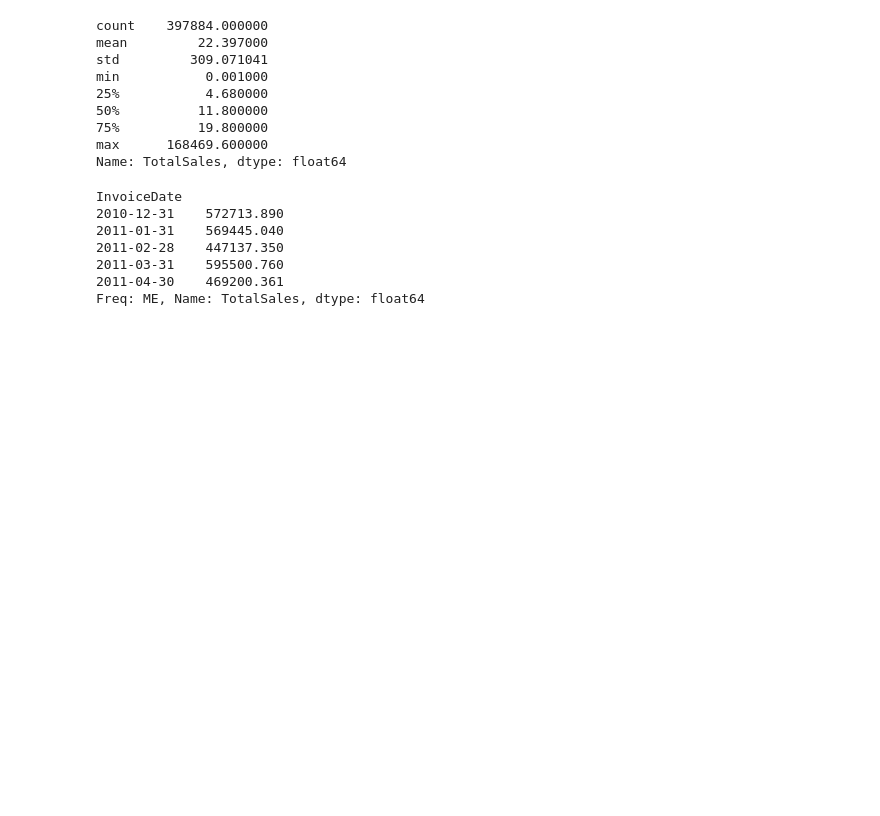
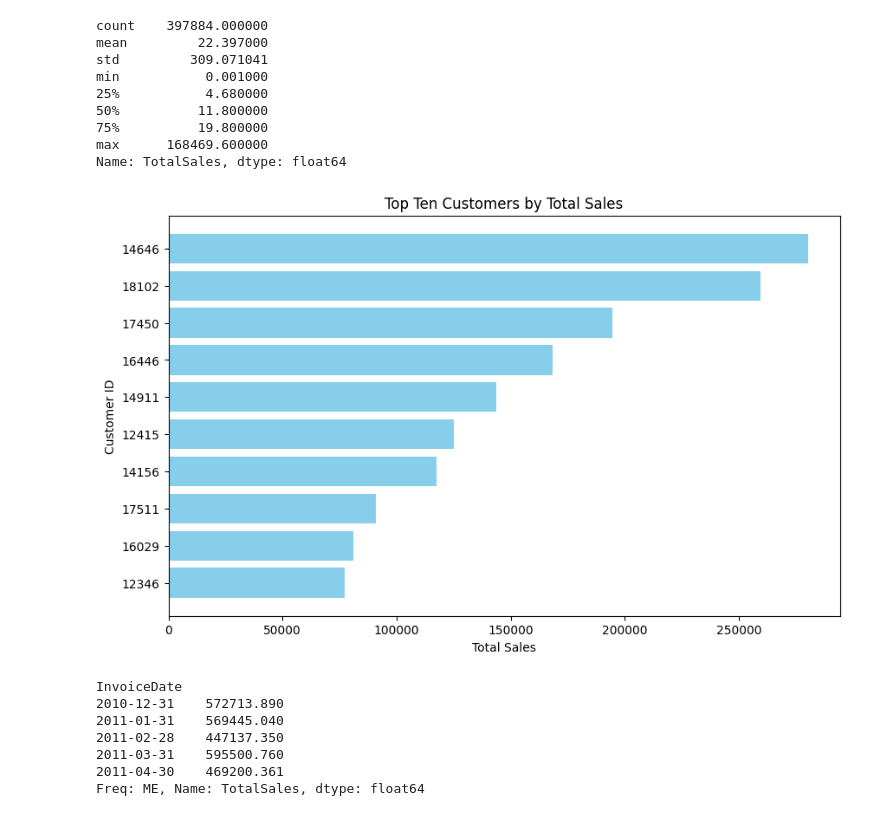
Before and after one commit to carissa406/e-commerce, a Jupyter notebook: ecommercesales.ipynb, the cells around one changed output. Saved outputs shown, nothing was run; the diff lists cells and outputs as text; code cells hidden in the pictures; blank space fills up the shorter version.

```diff
--- a/ecommercesales.ipynb
+++ b/ecommercesales.ipynb
@@ -363,6 +370,23 @@ min           0.001000
 75%          19.800000
 max      168469.600000
 Name: TotalSales, dtype: float64
+# %%
+# Aggregate transaction data by customer and sum the total sales
+customer_sales = sales.groupby('CustomerID')['TotalSales'].sum().reset_index()
+
+# Sort customers based on total sales
+top_customers = customer_sales.sort_values(by='TotalSales', ascending=False).head(10)
+
+# Plot the top ten customers
+plt.figure(figsize=(10, 6))
+plt.barh(top_customers['CustomerID'].astype(str), top_customers['TotalSales'], color='skyblue')
+plt.xlabel('Total Sales')
+plt.ylabel('Customer ID')
+plt.title('Top Ten Customers by Total Sales')
+plt.gca().invert_yaxis()  # Invert y-axis to display the customer with the highest sales at the top
+plt.show()
+# %% [output]
+[figure, added]
 # %%
 # Aggregate sales by month using 'ME' for Month-end
 monthly_sales = sales.resample('ME', on='InvoiceDate')['TotalSales'].sum()
```
Also changed, not shown: parts of 9 cells of this notebook.
